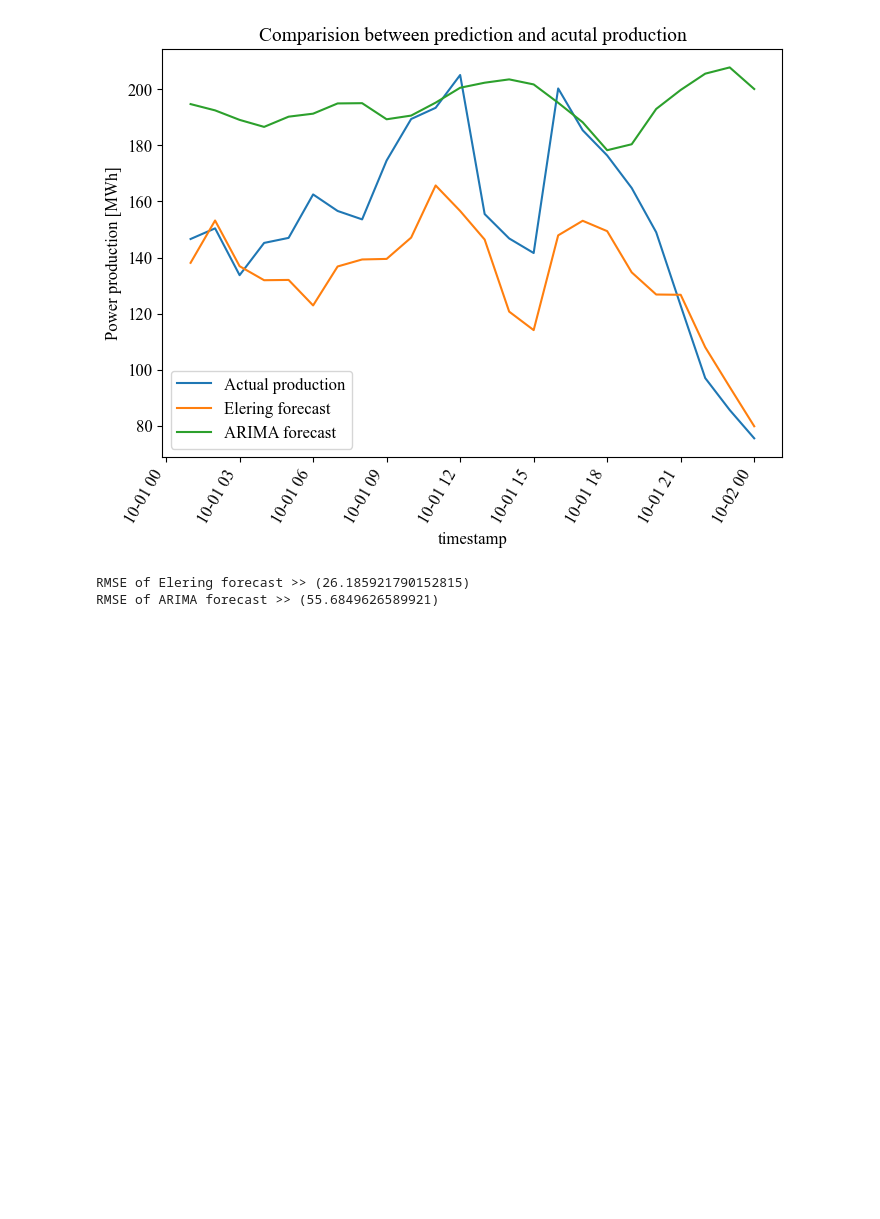
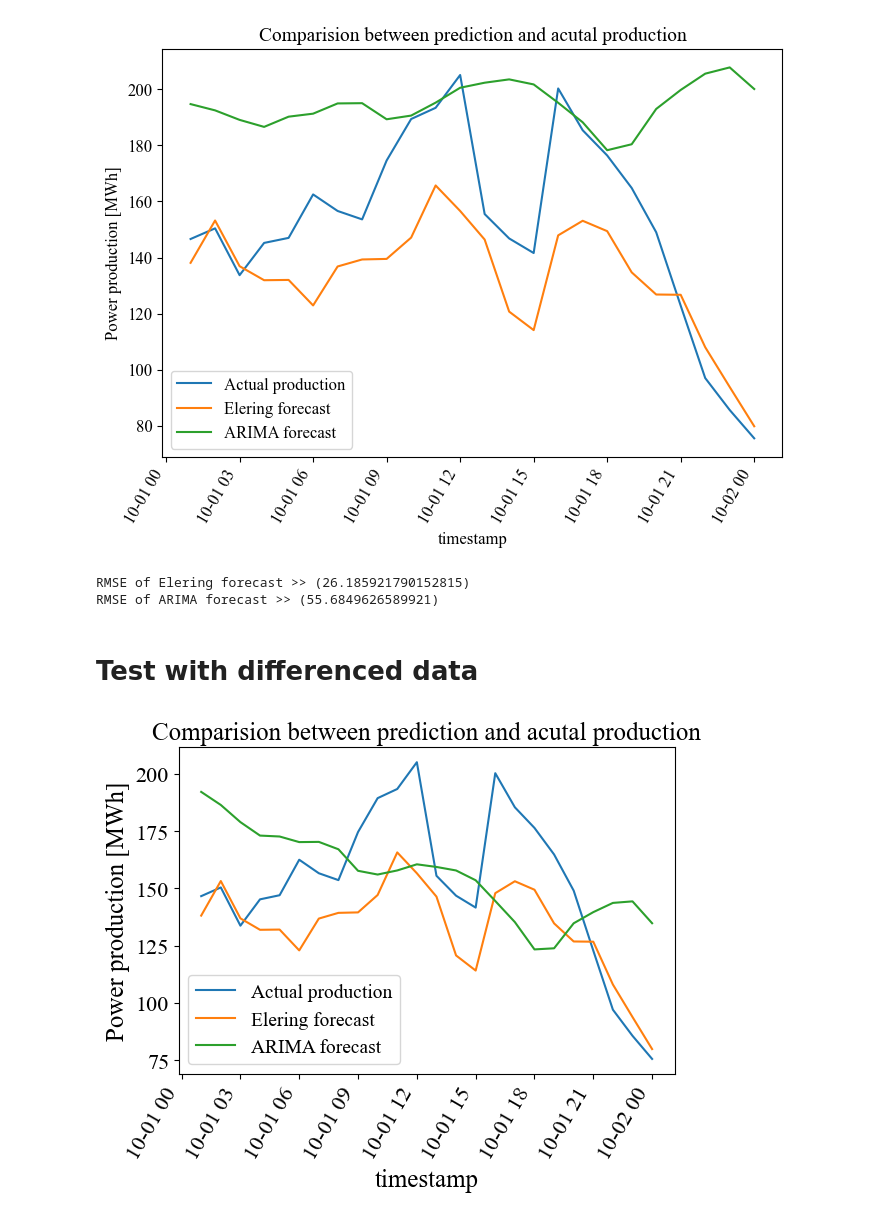
Before and after one commit to HyuntaeKR/enereng2023, a Jupyter notebook: ARIMA.ipynb, the cells around one changed output. Saved outputs shown, nothing was run; the diff lists cells and outputs as text; code cells hidden in the pictures; blank space fills up the shorter version.

Commit message:
Test with manual differenciation

```diff
--- a/ARIMA.ipynb
+++ b/ARIMA.ipynb
@@ -238,3 +238,37 @@ print(f"RMSE of ARIMA forecast >> ({RMSE_ARIMA})")
 # %% [output]
 RMSE of Elering forecast >> (26.185921790152815)
 RMSE of ARIMA forecast >> (55.6849626589921)
+# %% [markdown]
+# Test with differenced data
+# %%
+# Fit the model by the optimal orders
+model_opti_diff = SARIMAX(wp_prod, order=(2, 0, 2), seasonal_order=(0, 1, 1, 24))
+model_opti_diff_fit = model_opti_diff.fit(disp=False)
+
+# Load the test data
+data_test = pandas.read_csv("./Data/Windparks_October01.csv", sep=";", index_col=1)
+data_test.index = pandas.to_datetime(data_test.index, format="mixed", dayfirst=True)
+wp_prod_test = data_test["Wind parks production"].str.replace(",", ".")
+wp_prod_test = wp_prod_test.astype("float")
+wp_forecast_brp_test = data_test["Wind parks production forecast - BRPs"].str.replace(",", ".")
+wp_forecast_brp_test = wp_forecast_brp_test.astype("float")
+
+# Predict using the optimal SARIMAX model
+wp_forecast_arima_diff = model_opti_diff_fit.predict(wp_prod_test.index[0],
+                                               wp_prod_test.index[-1])
+
+# Plot the prediction results.
+fig4 = plt.figure(figsize=(6.4, 4.8))
+plt.plot(data_test.index, wp_prod_test, label="Actual production")
+plt.plot(data_test.index, wp_forecast_brp_test, label="Elering forecast")
+wp_forecast_arima_diff.plot(label="ARIMA forecast")
+# plt.plot(data_test.index, wp_forecast_arima[:, 1], label="ARIMA predicted production")
+plt.title("Comparision between prediction and acutal production")
+plt.xlabel("timestamp")
+plt.xticks(rotation=60)
+plt.ylabel("Power production [MWh]")
+plt.legend(loc="best")
+fig4.savefig("./Data/Figure4.png")
+plt.show()
+# %% [output]
+[figure, added]
```
Also changed, not shown: parts of 1 cell of this notebook, 1 other file.
